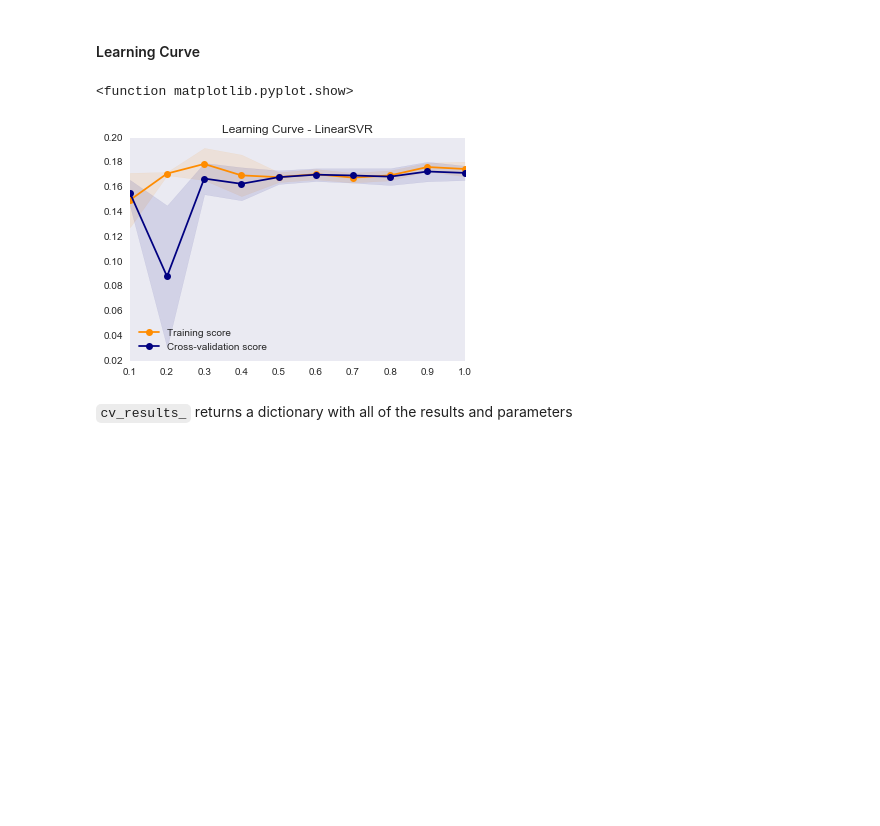
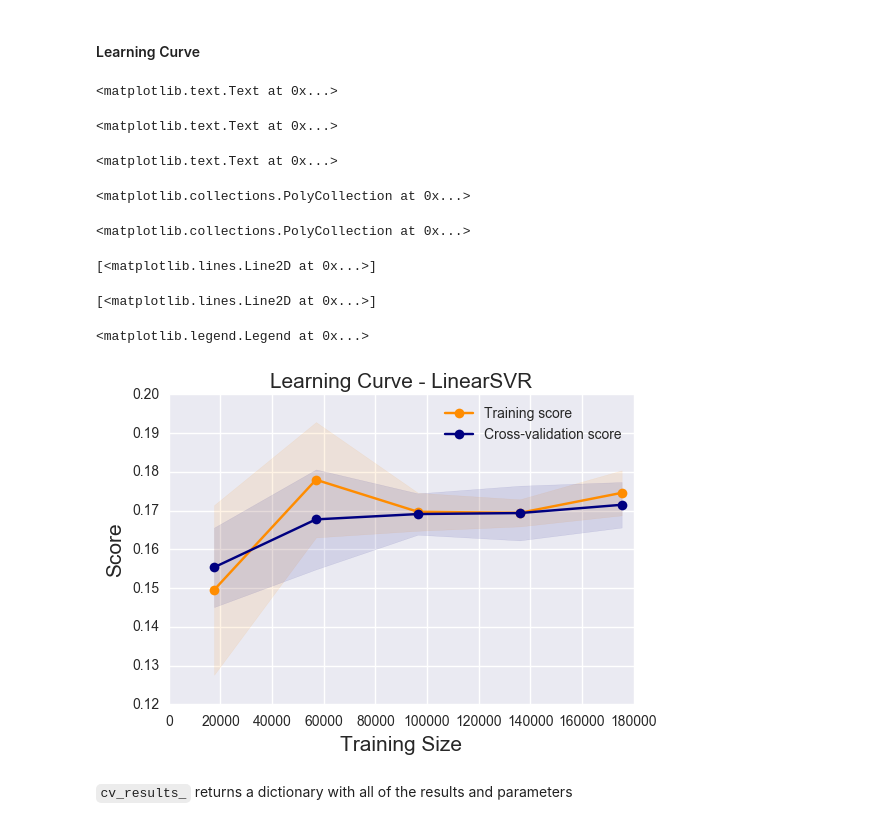
Before and after one commit to gschivley/ERCOT_power, a Jupyter notebook: Prediction model/Prediction models.ipynb, the cells around one changed output. Cells and saved outputs as stored; diff of their text form; code cells hidden in the pictures; blank space fills up the shorter version.

```diff
--- a/Prediction model/Prediction models.ipynb
+++ b/Prediction model/Prediction models.ipynb
@@ -88,7 +88,7 @@ y.tail()
 # %%
 X_cols = ['nameplate_capacity', 'GROSS LOAD (MW)', 'ERCOT Load, MW',
           'Total Wind Installed, MW', 'Total Wind Output, MW', 'Net Load Change (MW)',
-          'NG Price ($/mcf)', 'All coal', 'Lignite', 'Subbituminous']
+          'All coal', 'Lignite', 'Subbituminous']
 X_cluster_cols = ['cluster_{}'.format(cluster) for cluster in cluster_ids]
 
 X_clean = X.loc[:,X_cols+X_cluster_cols]
@@ -230,33 +243,41 @@ plt.show()
 # %% [markdown]
 #### Learning Curve
+# %%
+# xLen = len(X_train_scaled)
+# tSize = [.1, .2, .3, .4, .5, .6, .7, .8, .9, 1]
+train_sizes, train_scores, valid_scores = learning_curve(LinearSVR(), X_train_scaled,
+                                                         y_train, n_jobs=-1)
 # %%
-xLen = len(X_train_scaled)
-tSize = [.1, .2, .3, .4, .5, .6, .7, .8, .9, 1]
-train_sizes, train_scores, valid_scores = learning_curve(LinearSVR(), X_train_scaled, y_train, train_sizes = tSize)
-
 train_scores_mean = np.mean(train_scores, axis=1)
 train_scores_std = np.std(train_scores, axis=1)
 valid_scores_mean = np.mean(valid_scores, axis=1)
 valid_scores_std = np.std(valid_scores, axis=1)
 
-plt.grid()
-
-plt.title("Learning Curve - LinearSVR")
-plt.fill_between(tSize, train_scores_mean - train_scores_std,
+plt.title("Learning Curve - LinearSVR", size=15)
+plt.xlabel("Training Size", size=15)
+plt.ylabel("Score", size=15)
+plt.fill_between(train_sizes, train_scores_mean - train_scores_std,
                  train_scores_mean + train_scores_std, alpha=0.1,
                  color="darkorange")
-plt.fill_between(tSize, valid_scores_mean - valid_scores_std,
+plt.fill_between(train_sizes, valid_scores_mean - valid_scores_std,
                  valid_scores_mean + valid_scores_std, alpha=0.1, color="navy")
-plt.plot(tSize, train_scores_mean, 'o-', color="darkorange",
+plt.plot(train_sizes, train_scores_mean, 'o-', color="darkorange",
          label="Training score")
-plt.plot(tSize, valid_scores_mean, 'o-', color="navy",
+plt.plot(train_sizes, valid_scores_mean, 'o-', color="navy",
          label="Cross-validation score")
 
 plt.legend(loc="best")
-plt.show
+plt.savefig('LinearSVR learning curve.pdf', bbox_inches='tight')
 # %% [output]
-<function matplotlib.pyplot.show>
+<matplotlib.text.Text at 0x...>
+<matplotlib.text.Text at 0x...>
+<matplotlib.text.Text at 0x...>
+<matplotlib.collections.PolyCollection at 0x...>
+<matplotlib.collections.PolyCollection at 0x...>
+[<matplotlib.lines.Line2D at 0x...>]
+[<matplotlib.lines.Line2D at 0x...>]
+<matplotlib.legend.Legend at 0x...>
-[figure, old version]
+[figure, new version]
 # %% [markdown]
 `cv_results_` returns a dictionary with all of the results and parameters
 # %%
```
Also changed, not shown: parts of 7 cells of this notebook, 2 other files.
